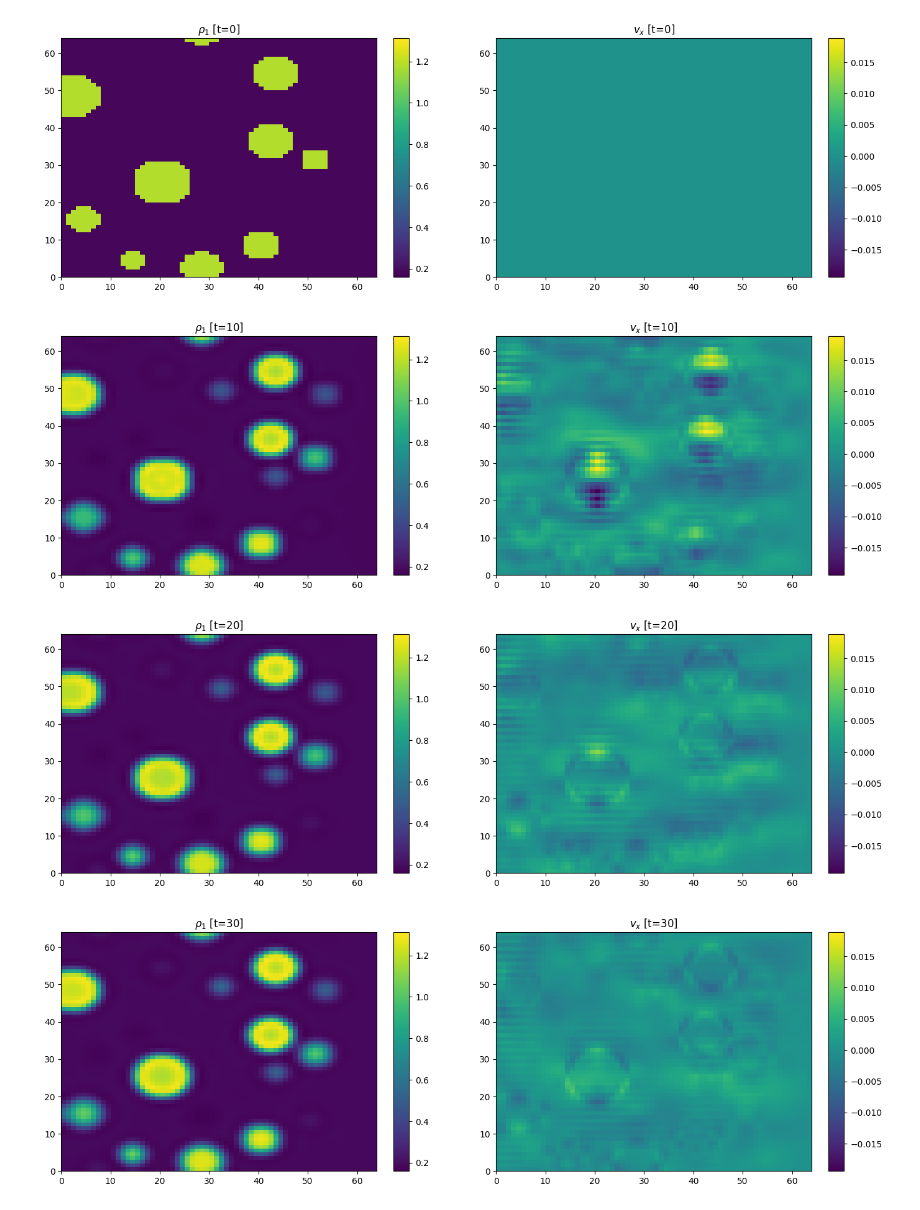
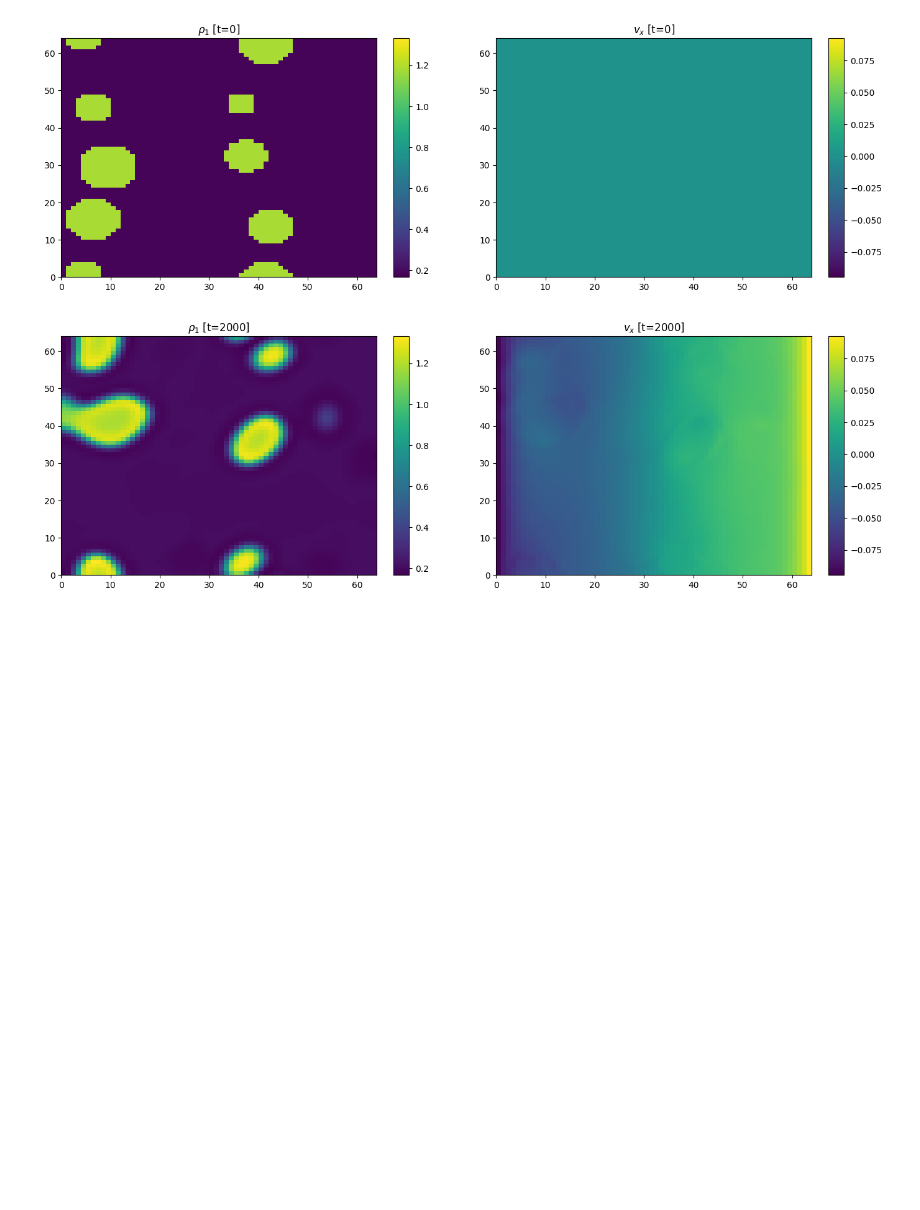
Before and after one commit to mattiamencagli/my-python-plots, a Jupyter notebook: Flow_Matters/prove_lbecode.ipynb, the cells around one changed output. Saved outputs shown, nothing was run; the diff lists cells and outputs as text; code cells hidden in the pictures; blank space fills up the shorter version.

```diff
--- a/Flow_Matters/prove_lbecode.ipynb
+++ b/Flow_Matters/prove_lbecode.ipynb
@@ -3,14 +3,6 @@ import numpy as np
 import matplotlib.pylab as plt
 import matplotlib
 import h5py as h5
-
-import time
-import os
-import codecs
-import imageio
-
-#%matplotlib widget
-%matplotlib inline
 
 def read_dim_fromfile(name):
     file = h5.File(name, "r")
@@ -33,25 +25,14 @@ def read_field_fromfile(name, field):
     file.close()
     return f
 
-def swap_XZ(Nx,Nz):
-    return Nx,Nz;
-
 SAVE = False
-test = "SCMP_SHEAR_MAYO"
-#test = "R173_SHAN_CHEN_FENG"
+test = "SCMP_SIN_WALL_MAYO"
 
 direc = "/home/matti/programming/lbe-direct/src/tests/"+test+"/RUN/"
 print("Creation of the RUN/ folder: "+time.ctime(os.path.getctime(direc)))
 
-#name=direc+"flag.h5"
 name=direc+"density_t.0.h5"
 Nx,Ny,Nz,tf,dt,steps = read_dim_fromfile(name)
-#Nz,Nx = swap_XZ(Nx,Nz);
-
-# if (0):
-#     tf=3000
-#     dt=500
-#     steps = int(tf / dt)
 
 rho1 = np.zeros((steps,Nx,Ny,Nz)); rho1[:,:,:,:] = np.nan;
 #rho2 = np.zeros((steps,Nx,Ny,Nz)); rho2[:,:,:,:] = np.nan;
@@ -139,36 +120,34 @@ def plot3D_(f, i, title):
     fp = np.copy(f);
     fp[fp < 0.5] = np.nan;
     n=1;
     fig = plt.figure(figsize = (n*7,n*7))
     ax = plt.axes(projection='3d')
     #_ = ax.contour(fp, extend3d=True)
     _ = ax.plot_surface(fp, cmap='viridis')
     _ = plt.title(title)
 
 
 # plot_f(1,flaggeometry,"flaggeometry")
 # plot_f(2,flag,"flag")
 # plot_f(3,rhoN,"rhoN")
 #plot_3f(flaggeometry, flag, rhoN0, 1, "flaggeometry", "flag", "rhoN0")
 #plot_3f(rhoN0, rhoN1, rhoN2, 2, "rhoN t=0", "rhoN t=1", "rhoN t=2")
 
-cut = 4
+cut = int(Nz*0.5)
 field1 = rho1[:,:,cut,:]
 field2 = vx[:,:,cut,:]
 
-RR = range(0,steps,1)
+RR = range(0,steps,200)
 
 minv1 = np.min(field1[RR,:,:]); maxv1 = np.max(field1[RR,:,:])
 minv2 = np.min(field2[RR,:,:]); maxv2 = np.max(field2[RR,:,:])
 
 for i in RR:
     #plot3D_(rho1[i,:,:,:],i,"rho1 t=%d"%i*dt)
     #plot_f(i,rho1[i,:,:,:],"rho1 t=%d"%i*dt)
     plot_2f(field1[i,:,:], field2[i,:,:], i, r"$\rho_1$ [t=%d]"%(i*dt), r"$v_x$ [t=%d]"%(i*dt), minv1, maxv1, minv2, maxv2)
     #plot_2f(field1[i,:,:], field2[i,:,:], i, "rho1 t=%d"%(i*dt), "vx t=%d"%(i*dt), 'no', 0, 'no', 0)
     #plot_cutcut(i,rho1[i,:,:,:],"rho1 t=%d"%(i*dt))
 # %% [output]
-[figure, old version]
+[figure, new version]
-[figure, old version]
+[figure, new version]
-[figure, removed]
-[figure, removed]
```
Also changed, not shown: parts of 3 cells of this notebook, 2 other files.
